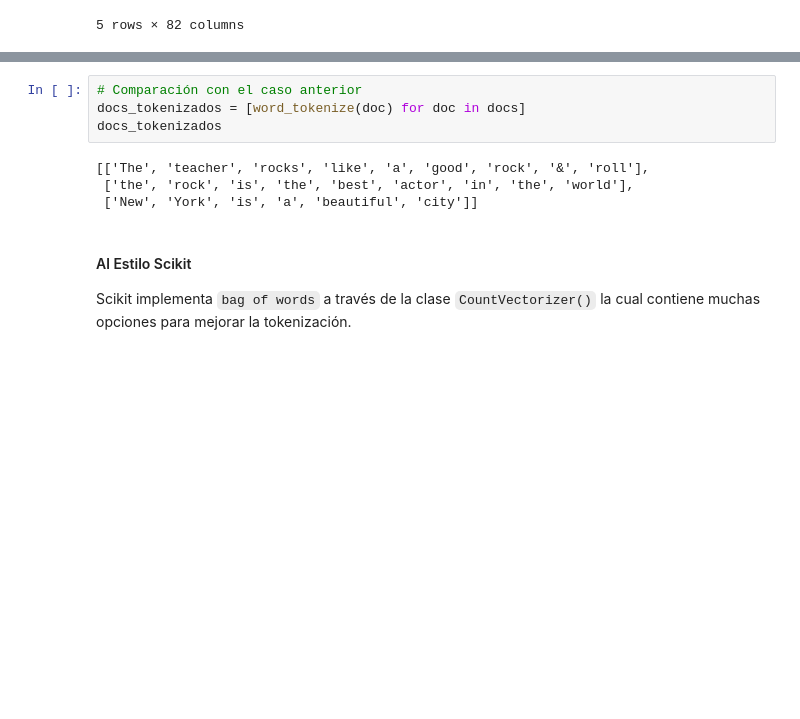
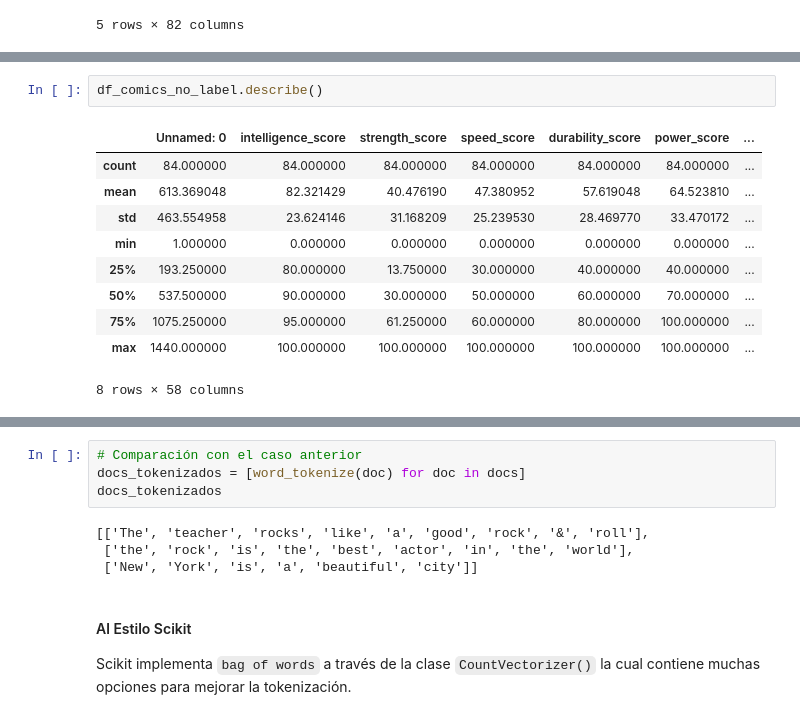
Before and after one commit to matiasjvd/MDS7202-Laboratorio-de-Programaci-n-Cient-fica-para-Ciencia-de-Datos, a Jupyter notebook: MDS7202-Laboratorios/Laboratorio_8/Laboratorio8_Enunciado.ipynb, the cells around one changed output, grey strips where cells are left out. Cells and saved outputs as stored; diff of their text form; blank space fills up the shorter version.

```diff
--- a/MDS7202-Laboratorios/Laboratorio_8/Laboratorio8_Enunciado.ipynb
+++ b/MDS7202-Laboratorios/Laboratorio_8/Laboratorio8_Enunciado.ipynb
@@ -151,0 +181,13 @@ df_comics.head()
+# %%
+df_comics_no_label.describe()
+# %% [output]
+|  | Unnamed: 0 | intelligence_score | strength_score | speed_score | durability_score | power_score | ... |
+| count | 84.000000 | 84.000000 | 84.000000 | 84.000000 | 84.000000 | 84.000000 | ... |
+| mean | 613.369048 | 82.321429 | 40.476190 | 47.380952 | 57.619048 | 64.523810 | ... |
+| std | 463.554958 | 23.624146 | 31.168209 | 25.239530 | 28.469770 | 33.470172 | ... |
+| min | 1.000000 | 0.000000 | 0.000000 | 0.000000 | 0.000000 | 0.000000 | ... |
+| 25% | 193.250000 | 80.000000 | 13.750000 | 30.000000 | 40.000000 | 40.000000 | ... |
+| 50% | 537.500000 | 90.000000 | 30.000000 | 50.000000 | 60.000000 | 70.000000 | ... |
+| 75% | 1075.250000 | 95.000000 | 61.250000 | 60.000000 | 80.000000 | 100.000000 | ... |
+| max | 1440.000000 | 100.000000 | 100.000000 | 100.000000 | 100.000000 | 100.000000 | ... |
+8 rows × 58 columns
```
Also changed, not shown: parts of 16 cells of this notebook.
